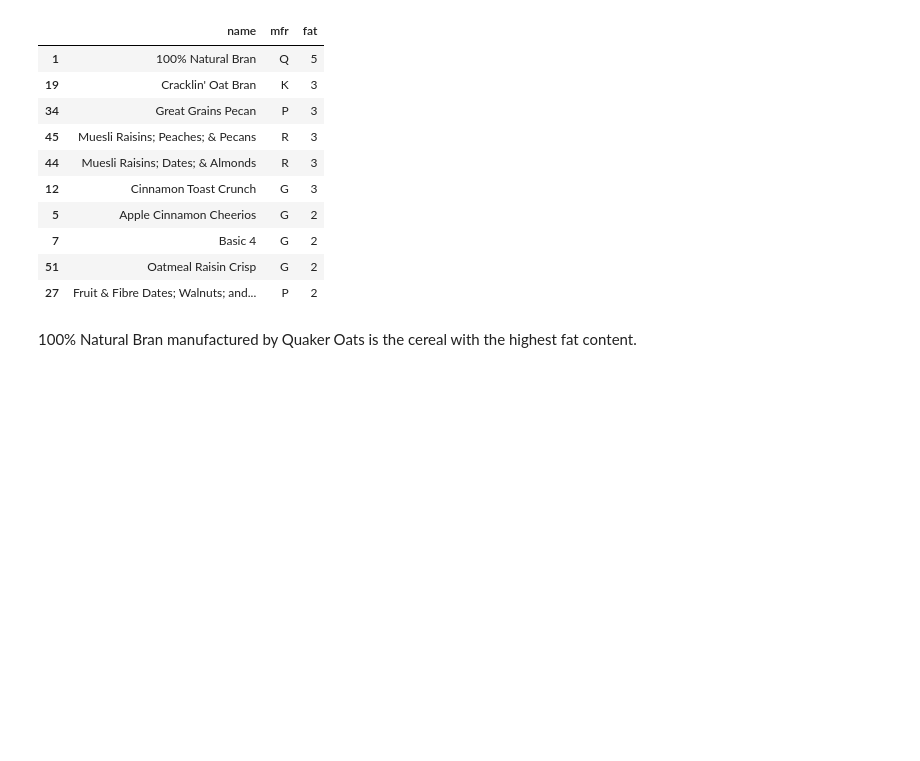
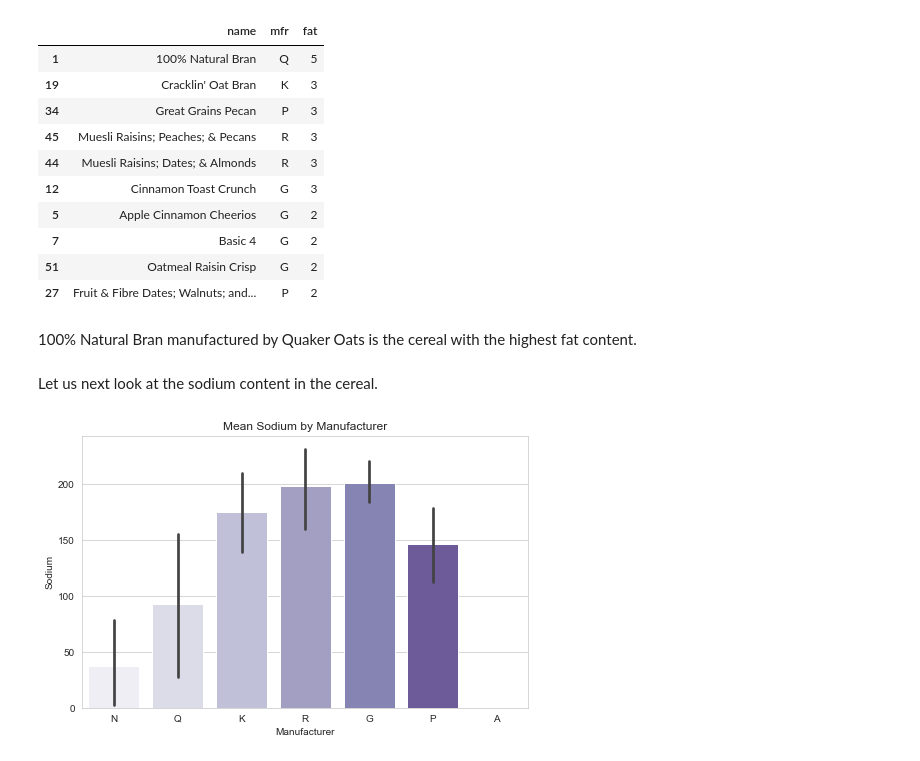
Before and after one commit to ayg15/cereals, a Jupyter notebook: Cereals EDA.ipynb, the cells around one changed output. Cells and saved outputs as stored; diff of their text form; code cells hidden in the pictures; blank space fills up the shorter version.

Commit message:
Added EDA for sodium, fiber, carbo and sugars

```diff
--- a/Cereals EDA.ipynb
+++ b/Cereals EDA.ipynb
@@ -347,3 +347,18 @@ cereals_df.sort_values(by = 'fat', ascending = False).head(10)[['name','mfr','fa
 | 27 | Fruit & Fibre Dates; Walnuts; and... | P | 2 |
 # %% [markdown]
 100% Natural Bran manufactured by Quaker Oats is the cereal with the highest fat content.
+# %% [markdown]
+Let us next look at the sodium content in the cereal.
+# %%
+plt.figure(figsize = (8,5))
+sns.barplot(data = cereals_df,
+            x = 'mfr',
+            y = 'sodium',
+            palette = 'Purples')
+
+plt.xlabel('Manufacturer')
+plt.ylabel('Sodium')
+plt.title('Mean Sodium by Manufacturer')
+plt.show()
+# %% [output]
+[figure, added]
```
Also changed, not shown: parts of 27 cells of this notebook.
